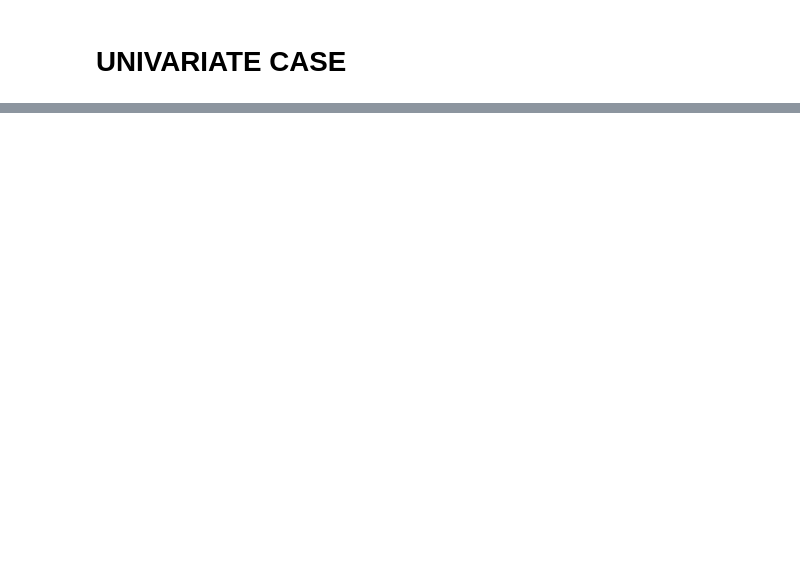
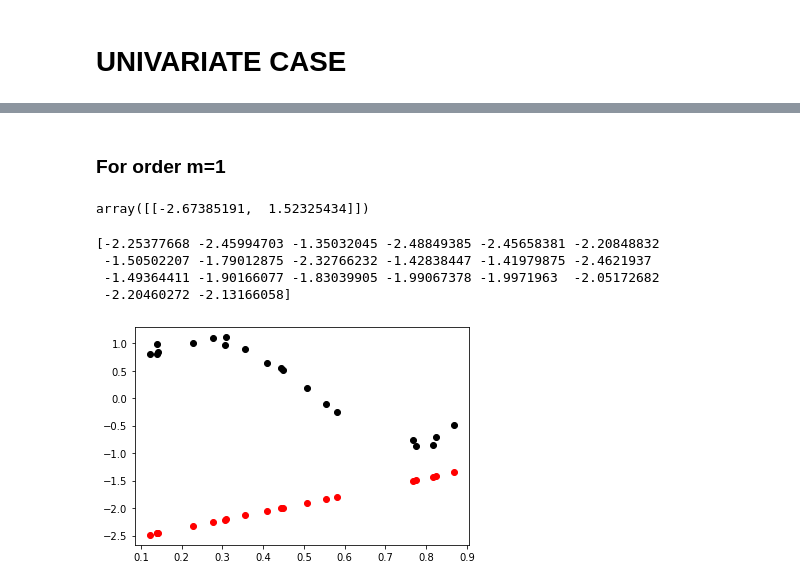
Before and after one commit to Rohanjos97/machine-learning-assignments, a Jupyter notebook: Assignment2.ipynb, the cells around one changed output, grey strips where cells are left out. Drawn from its saved outputs; the diff is of its cells as text; code cells hidden in the pictures; blank space fills up the shorter version.

```diff
--- a/Assignment2.ipynb
+++ b/Assignment2.ipynb
@@ -135 +97,49 @@ array([1.06709504, 1.09734094, 1.06383793, 1.0613912 , 1.06041027,
+# %% [markdown]
+### For order m=1
+# %%
+# Least Square Polynomial Regression
+def LSPR(x_dataset, y_dataset, degree):
+  no_of_rows = len(x_dataset)
+  no_of_cols = degree+1
+
+  # finding the X matrix
+
+  # initialize X matrix with 0 initially
+  X = np.zeros((no_of_rows, no_of_cols))
+  for xi in range (no_of_rows):
+    for deg in range (no_of_cols):
+      X[xi][deg] += math.pow(x_dataset[xi], deg)
+
+  # calculating ((X^T . X)^(−1)) . X^T . Y
+  X_Trans_X = np.matrix((np.dot(X.T, X)))
+  X_Trans_X_Inv = np.matrix((np.dot(X.T, X))).I
+  temp = np.matrix(np.dot(X_Trans_X_Inv, X.T))
+  return np.dot(temp, y_dataset.values)
+
+LSP_ord_1 = np.flip(np.array(LSPR(df_train['X_train'], df_train['Y_train'], 1)))
+LSP_ord_1
+# %% [output]
+array([[-2.67385191,  1.52325434]])
+# %%
+# Get the 'x' test data as an array to pass on to polynomial function
+X = np.array(df_train['X_train'])
+y_predicted_m1 = []
+
+for val in X:
+  y_val = 0
+  for deg in range(1, -1, -1):
+    y_val += LSP_ord_1[0][deg] * math.pow(val, deg)
+  y_predicted_m1.append(y_val)
+
+# plot to compare trained vs actual values
+plt.scatter(X, y_predicted_m1, color='red')
+plt.scatter(X, np.array(df_train['Y_train']), color='black')
+
+print(np.array(y_predicted_m1))
+# %% [output]
+[-2.25377668 -2.45994703 -1.35032045 -2.48849385 -2.45658381 -2.20848832
+ -1.50502207 -1.79012875 -2.32766232 -1.42838447 -1.41979875 -2.4621937
+ -1.49364411 -1.90166077 -1.83039905 -1.99067378 -1.9971963  -2.05172682
+ -2.20460272 -2.13166058]
+[figure, added]
 # %%
```
Also changed, not shown: parts of 35 cells of this notebook.
